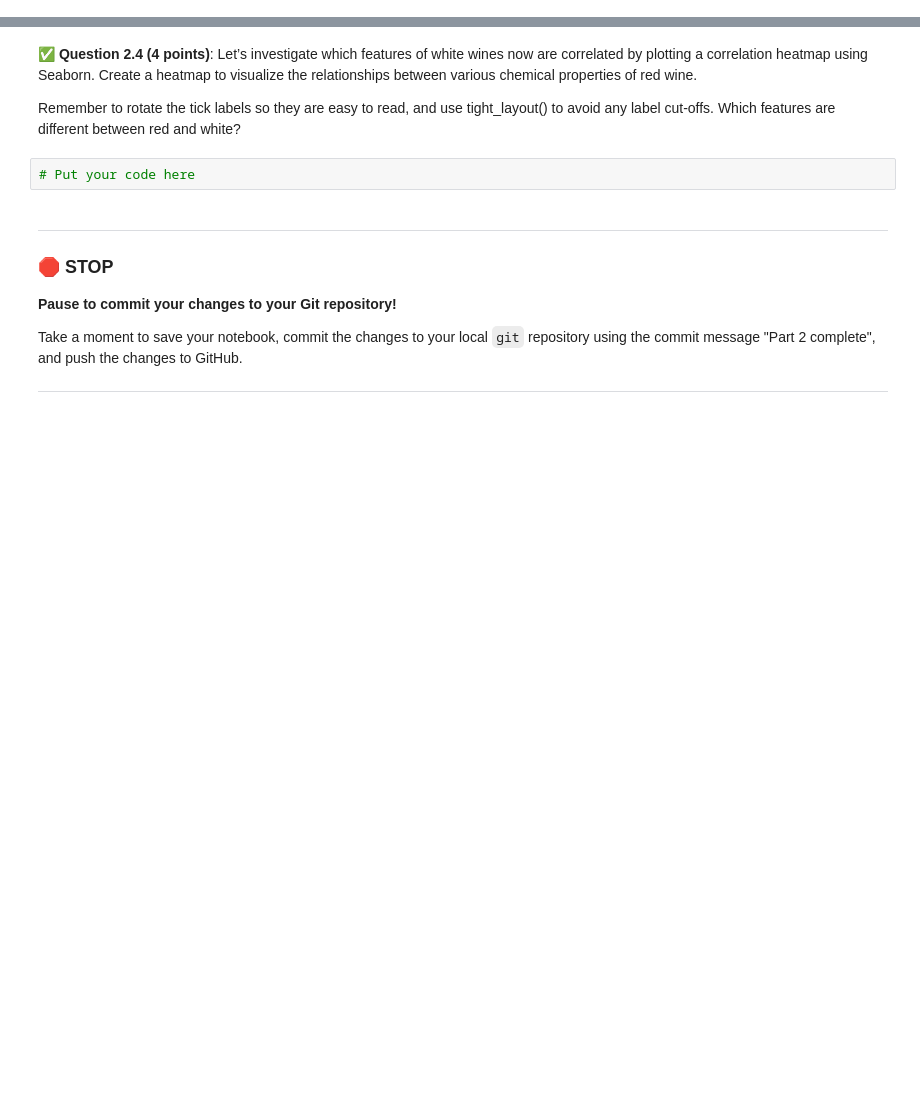
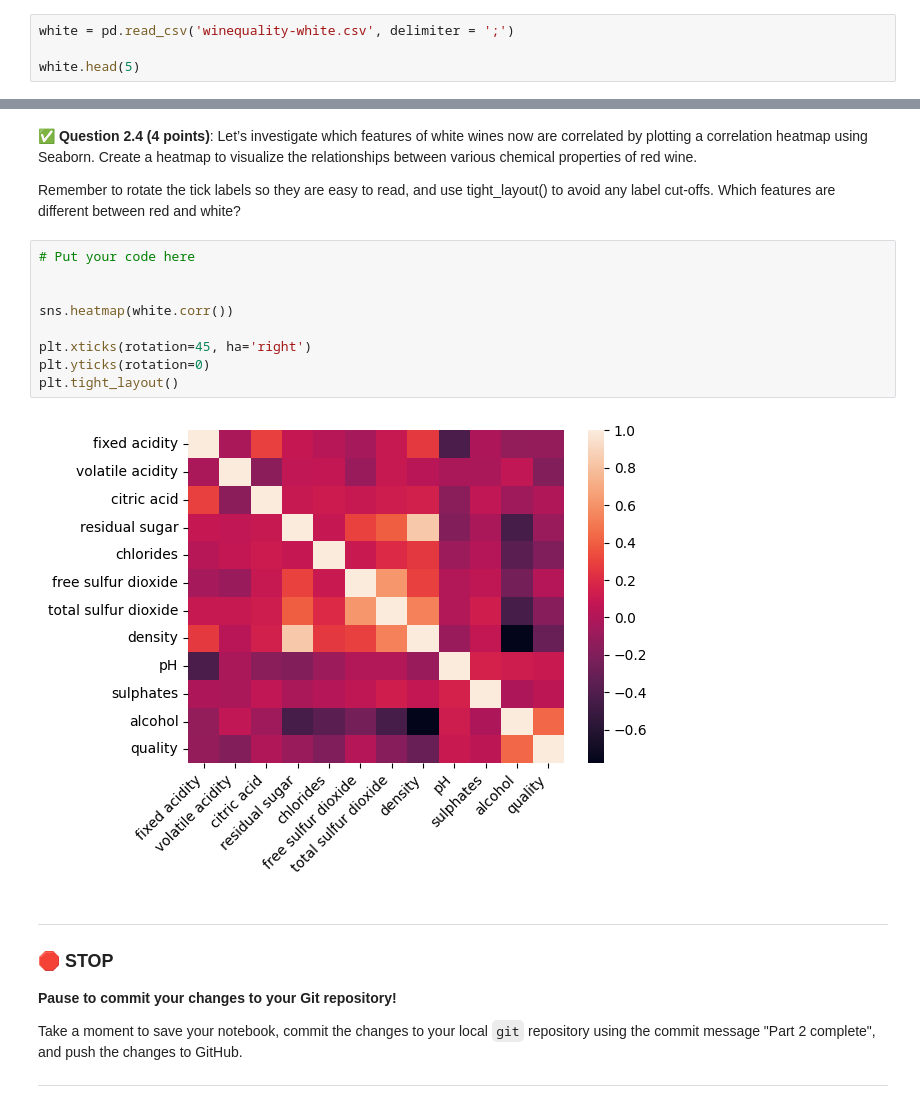
Before and after one commit to dixonde3/CMSE-202, a Jupyter notebook: hw-03/HW-03_Regression-STUDENT.ipynb, the cells around one changed output, grey strips where cells are left out. Cells and saved outputs as stored; diff of their text form; blank space fills up the shorter version.

```diff
--- a/hw-03/HW-03_Regression-STUDENT.ipynb
+++ b/hw-03/HW-03_Regression-STUDENT.ipynb
@@ -73,0 +90,4 @@ https://archive.ics.uci.edu/ml/machine-learning-databases/wine-quality/winequali
+# %%
+white = pd.read_csv('winequality-white.csv', delimiter = ';')
+
+white.head(5)
@@ -82,8 +121,17 @@ Remember to rotate the tick labels so they are easy to read, and use tight_layou
 
 Remember to rotate the tick labels so they are easy to read, and use tight_layout() to avoid any label cut-offs.
 Which features are different between red and white?
-# %%
-# Put your code here
+# %%
+# Put your code here
+
+
+sns.heatmap(white.corr())
+
+plt.xticks(rotation=45, ha='right')
+plt.yticks(rotation=0)
+plt.tight_layout()
+# %% [output]
+[figure, added]
 # %% [markdown]
 ---
 ### &#128721; STOP
```
Also changed, not shown: parts of 7 cells of this notebook.
